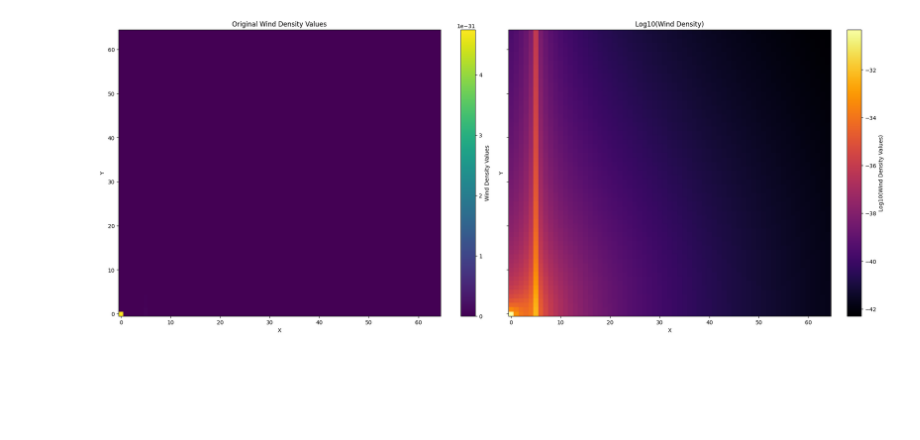
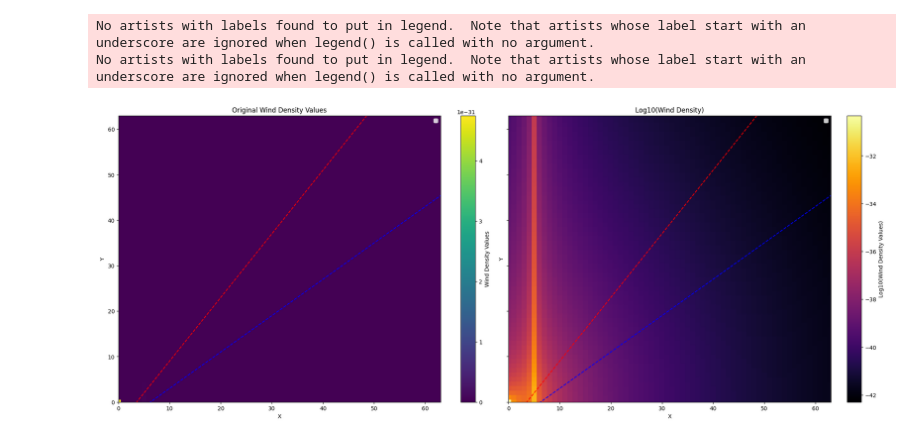
Before and after one commit to K1zum1/AstroWind, a Jupyter notebook: source/plotting_function.ipynb, the cells around one changed output. Drawn from its saved outputs; the diff is of its cells as text; code cells hidden in the pictures; blank space fills up the shorter version.

Commit message:
temporary boundry lines, need to set intensity=0, outside

```diff
--- a/source/plotting_function.ipynb
+++ b/source/plotting_function.ipynb
@@ -1,28 +1,48 @@
 # %%
 import numpy as np
 import matplotlib.pyplot as plt
 
 wind_density_data = np.loadtxt('parameters/wind_density_output.csv', delimiter=',')
-log_wind_density_data = np.log10(np.abs(wind_density_data) + 1e-50)
+log_wind_density_data = np.log10(wind_density_data + 1e-50)
 
 x_range = np.linspace(0, wind_density_data.shape[1] - 1, wind_density_data.shape[1])
 y_range = np.linspace(0, wind_density_data.shape[0] - 1, wind_density_data.shape[0])
 X, Y = np.meshgrid(x_range, y_range)
 
 fig, axes = plt.subplots(nrows=1, ncols=2, figsize=(20, 8), constrained_layout=True, sharey=True)
 
 pcm = axes[0].pcolormesh(X, Y, wind_density_data, shading='auto', cmap='viridis')
 fig.colorbar(pcm, ax=axes[0], label='Wind Density Values')
 axes[0].set_title('Original Wind Density Values')
 axes[0].set_xlabel('X')
 axes[0].set_ylabel('Y')
+axes[0].set_xlim(0, 63)
+axes[0].set_ylim(0, 63)
 
 pcm = axes[1].pcolormesh(X, Y, log_wind_density_data, shading='auto', cmap='inferno')
 fig.colorbar(pcm, ax=axes[1], label='Log10(Wind Density Values)')
 axes[1].set_title('Log10(Wind Density)')
 axes[1].set_xlabel('X')
 axes[1].set_ylabel('Y')
+axes[1].set_xlim(0, 63)
+axes[1].set_ylim(0, 63)
+
+m1, c1 = 1.4, -5
+m2, c2 = 0.8, -5
+x_line = np.array([0, 63])
+y_line1 = m1 * x_line + c1
+y_line2 = m2 * x_line + c2
+
+axes[0].plot(x_line, y_line1, 'r--') # label=f'y = {m1}x + {c1}'
+axes[0].plot(x_line, y_line2, 'b--')
+axes[1].plot(x_line, y_line1, 'r--')
+axes[1].plot(x_line, y_line2, 'b--')
+
+axes[0].legend()
+axes[1].legend()
 
 plt.show()
 # %% [output]
+No artists with labels found to put in legend.  Note that artists whose label start with an underscore are ignored when legend() is called with no argument.
+No artists with labels found to put in legend.  Note that artists whose label start with an underscore are ignored when legend() is called with no argument.
-[figure, old version]
+[figure, new version]
```
